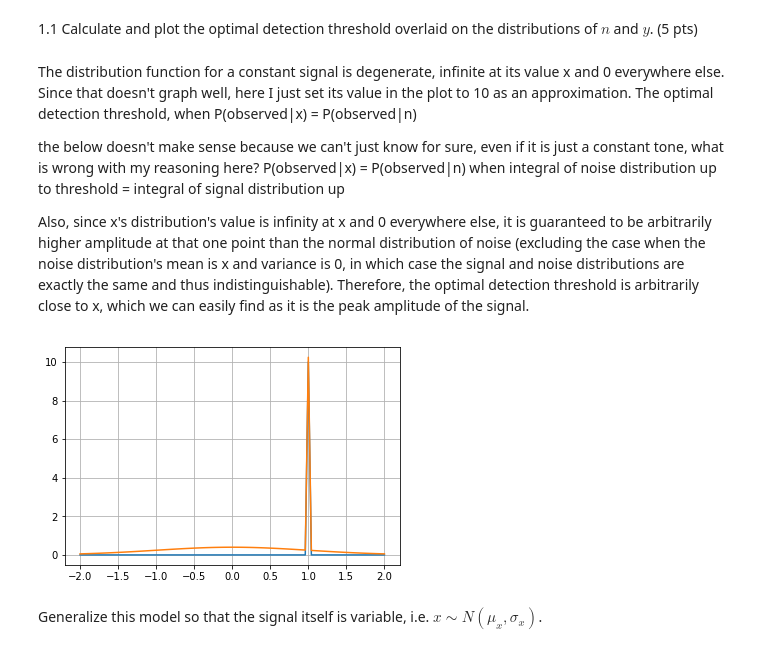
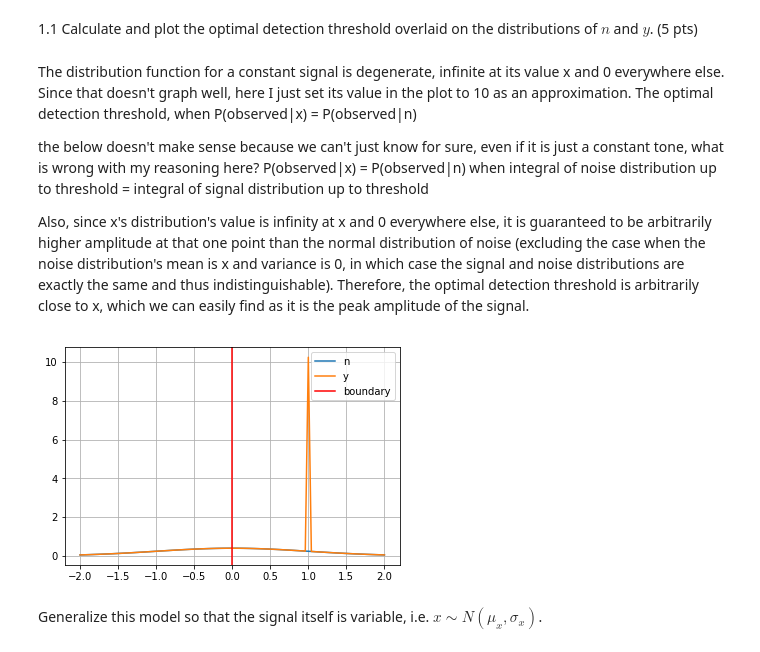
Before and after one commit to brennanmcfarland/computational-perception-class, a Jupyter notebook: CP-A1-bfm21.ipynb, the cells around one changed output. Cells and saved outputs as stored; diff of their text form; code cells hidden in the pictures.

Commit message:
worked on q1 and q2, plotting constant and gaussian pdfs, decision boundary and poisson signal

```diff
--- a/CP-A1-bfm21.ipynb
+++ b/CP-A1-bfm21.ipynb
@@ -11,14 +11,22 @@ Imports and utility functions:
 import matplotlib.pyplot as plt
 import numpy as np
 # %%
-def plot_function(f, min=0, max=2, step_size=101):
+def gaussian_distribution(mu, sigma):
+    return lambda a: np.exp(-(a - mu)**2 / (2 * sigma**2)) / np.sqrt(2 * np.pi * sigma**2)
+
+def plot_function(f, min=0, max=2, step_size=101, **args):
     x = np.linspace(min, max, step_size)
     y = f(x)
-    plt.plot(x, y)
+    plt.plot(x, y, **args)
+
+
+def plot_boundary(x, **args):
+    plt.axvline(x, color='red', **args)
 
 
 def show_graph():
     plt.grid()
+    plt.legend()
     plt.show()
 
 
@@ -29,7 +37,7 @@ def add_signals(sig_a, sig_b):
 # %% [markdown]
 The distribution function for a constant signal is degenerate, infinite at its value x and 0 everywhere else.  Since that doesn't graph well, here I just set its value in the plot to 10 as an approximation. The optimal detection threshold, when P(observed|x) = P(observed|n)
 
-the below doesn't make sense because we can't just know for sure, even if it is just a constant tone, what is wrong with my reasoning here? P(observed|x) = P(observed|n) when integral of noise distribution up to threshold = integral of signal distribution up
+the below doesn't make sense because we can't just know for sure, even if it is just a constant tone, what is wrong with my reasoning here? P(observed|x) = P(observed|n) when integral of noise distribution up to threshold = integral of signal distribution up to threshold
 
 Also, since x's distribution's value is infinity at x and 0 everywhere else, it is guaranteed to be arbitrarily higher amplitude at that one point than the normal distribution of noise (excluding the case when the noise distribution's mean is x and variance is 0, in which case the signal and noise distributions are exactly the same and thus indistinguishable).  Therefore, the optimal detection threshold is arbitrarily close to x, which we can easily find as it is the peak amplitude of the signal.
 # %%
@@ -39,12 +47,13 @@ def constant_signal_distribution(x):
 
 
 def gaussian_noise_distribution(mu, sigma):
-    return lambda a: np.exp(-(a - mu)**2 / (2 * sigma**2)) / np.sqrt(2 * np.pi * sigma**2)
+    return gaussian_distribution(mu, sigma)
 # %%
-plot_function(constant_signal_distribution(1), min=-2, max=2)
-plot_function(add_signals(gaussian_noise_distribution(0, 1), constant_signal_distribution(1)), min=-2, max=2)
+plot_function(gaussian_noise_distribution(0, 1), min=-2, max=2, label='n')
+plot_function(add_signals(gaussian_noise_distribution(0, 1), constant_signal_distribution(1)), min=-2, max=2, label='y')
+plot_boundary(0, label='boundary') # TODO: actually plot this right
 show_graph()
 # %% [output]
-[figure, old version]
+[figure, new version]
 # %% [markdown]
 Generalize this model so that the signal itself is variable, i.e. $x \sim N(\mu_x, \sigma_x)$.
```
Also changed, not shown: parts of 9 cells of this notebook.
